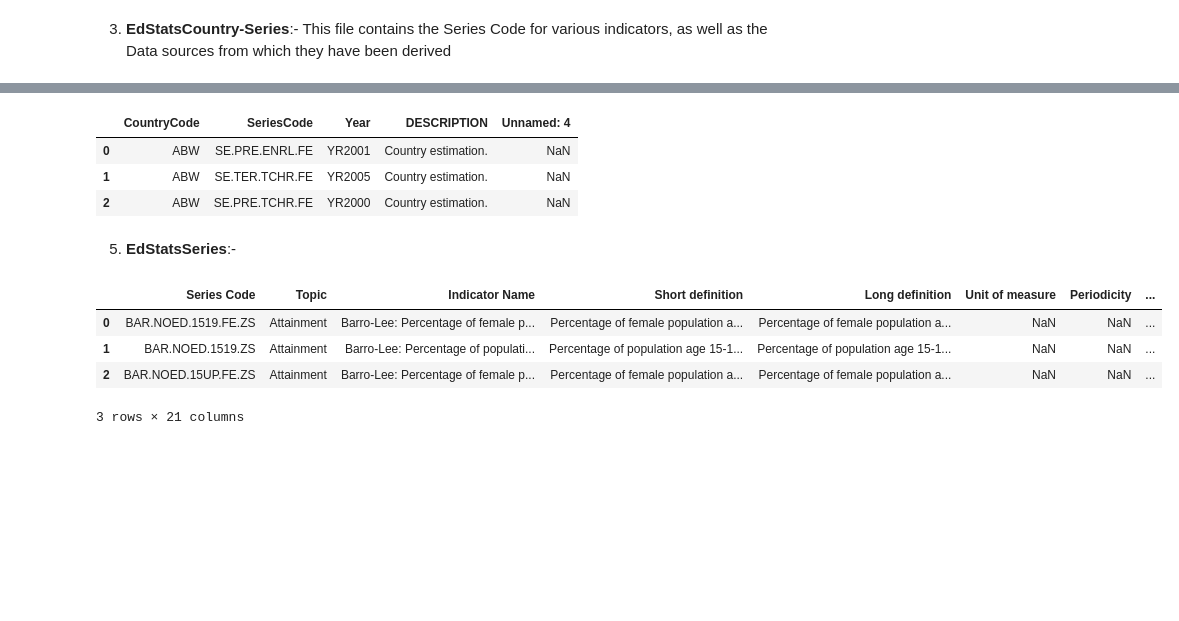
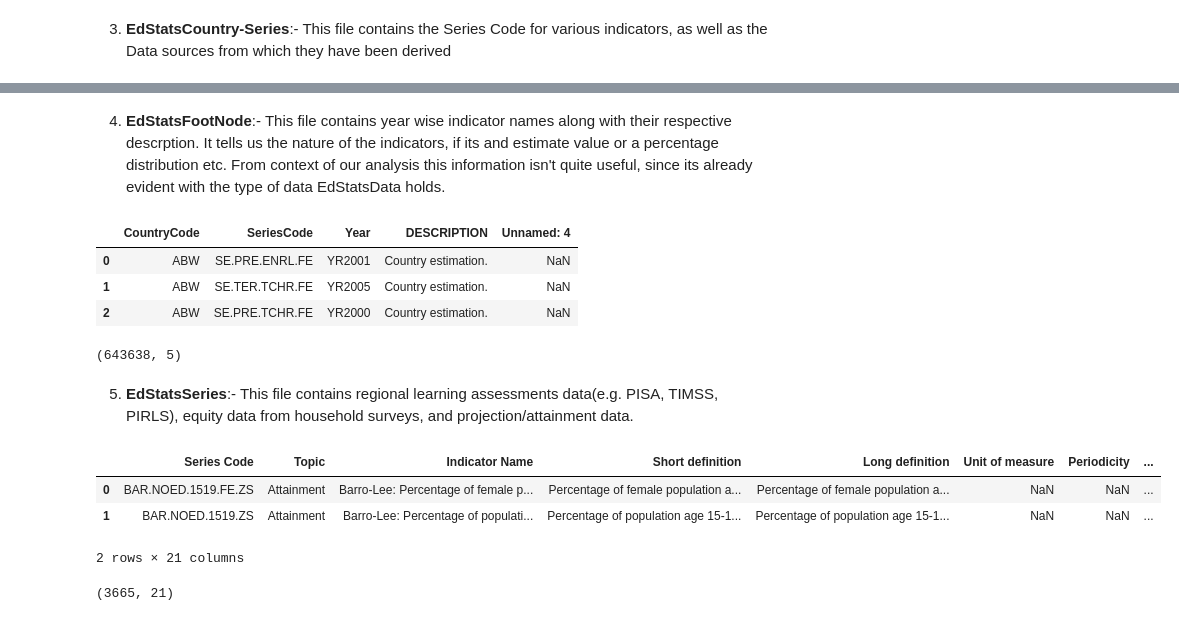
Before and after one commit to Keshav1506/World-Bank-Global-Education-Analysis, a Jupyter notebook: WorldBankEDA.ipynb, the cells around one changed output, grey strips where cells are left out. Saved outputs shown, nothing was run; the diff lists cells and outputs as text; code cells hidden in the pictures; blank space fills up the shorter version.

```diff
--- a/WorldBankEDA.ipynb
+++ b/WorldBankEDA.ipynb
@@ -107 +152,3 @@ EdStatsCountry_Series.head(3)
+# %% [markdown]
+4.   **EdStatsFootNode**:- This file contains year wise indicator names along with their respective descrption. It tells us the nature of the indicators, if its and estimate value or a percentage distribution etc. From context of our analysis this information isn't quite useful, since its already evident with the type of data EdStatsData holds.
 # %%
@@ -112,14 +161,24 @@ EdStatsFootNote.head(3)
 | 0 | ABW | SE.PRE.ENRL.FE | YR2001 | Country estimation. | NaN |
 | 1 | ABW | SE.TER.TCHR.FE | YR2005 | Country estimation. | NaN |
 | 2 | ABW | SE.PRE.TCHR.FE | YR2000 | Country estimation. | NaN |
-# %% [markdown]
-5.   **EdStatsSeries**:-
+# %%
+# Number of rows and columns in EdStatsFootNote.
+EdStatsFootNote.shape
+# %% [output]
+(643638, 5)
+# %% [markdown]
+5.   **EdStatsSeries**:- This file contains regional learning assessments data(e.g. PISA, TIMSS, PIRLS), equity data from household surveys, and projection/attainment data.
 # %%
+# Loading EdStatsSeries file
 EdStatsSeries = pd.read_csv(Data_path + "EdStatsSeries.csv")
-EdStatsSeries.head(3)
+EdStatsSeries.head(2)
 # %% [output]
 |  | Series Code | Topic | Indicator Name | Short definition | Long definition | Unit of measure | Periodicity | ... |
 | 0 | BAR.NOED.1519.FE.ZS | Attainment | Barro-Lee: Percentage of female p... | Percentage of female population a... | Percentage of female population a... | NaN | NaN | ... |
 | 1 | BAR.NOED.1519.ZS | Attainment | Barro-Lee: Percentage of populati... | Percentage of population age 15-1... | Percentage of population age 15-1... | NaN | NaN | ... |
-| 2 | BAR.NOED.15UP.FE.ZS | Attainment | Barro-Lee: Percentage of female p... | Percentage of female population a... | Percentage of female population a... | NaN | NaN | ... |
-3 rows × 21 columns
+2 rows × 21 columns
+# %%
+# Number of rows and columns in EdStatsSeries.
+EdStatsSeries.shape
+# %% [output]
+(3665, 21)
```
Also changed, not shown: parts of 22 cells of this notebook.
